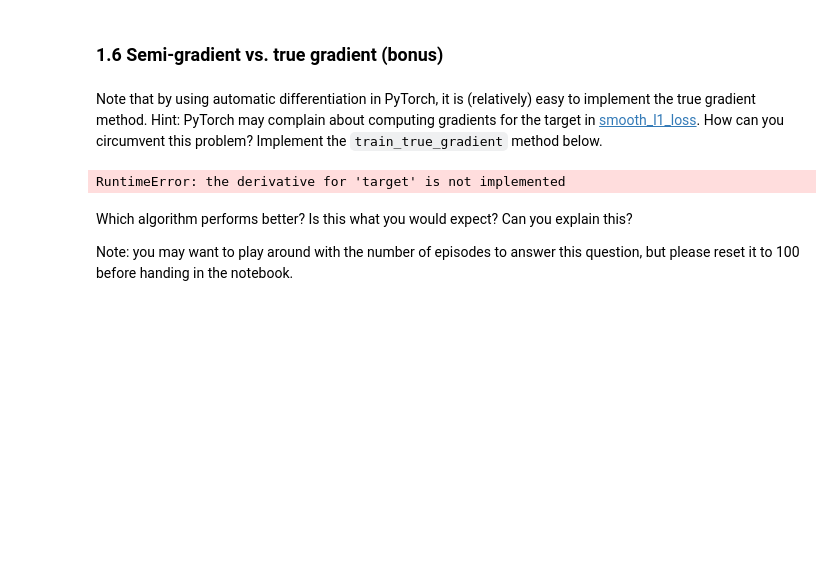
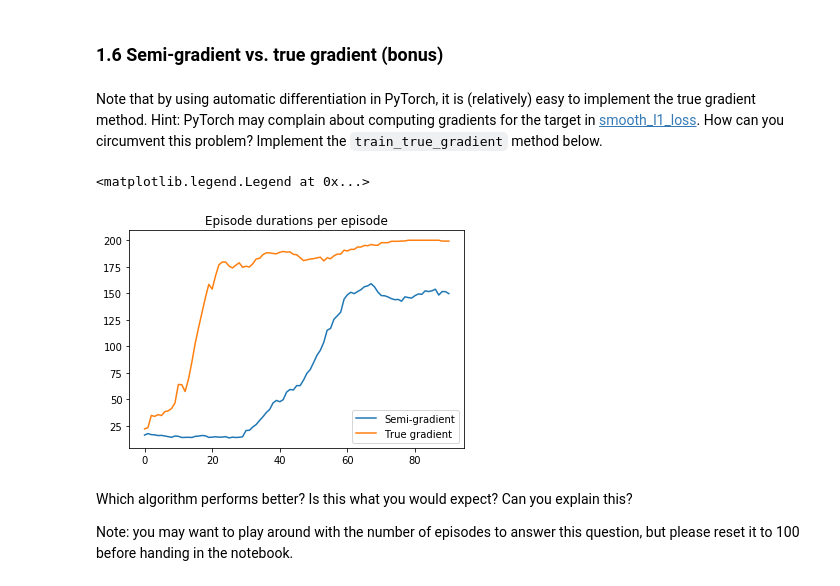
Before and after one commit to davide-belli/reinforcement-learning-labs-hws, a Jupyter notebook: lab2/lab2_gabriele.ipynb, the cells around one changed output. Cells and saved outputs as stored; diff of their text form; code cells hidden in the pictures; blank space fills up the shorter version.

```diff
--- a/lab2/lab2_gabriele.ipynb
+++ b/lab2/lab2_gabriele.ipynb
@@ -372,36 +373,36 @@ def train_true_gradient(model, memory, optimizer, batch_size, discount_factor):
 
     # compute the q value
     q_val = compute_q_val(model, state, action)
 
     # come fare in modo che il gradiente sia calcolato?
     target = compute_target(model, reward, next_state, done, discount_factor)
 
     # loss is measured from error between current and newly expected Q values
-    loss = F.smooth_l1_loss(q_val, target)
+    loss = F.smooth_l1_loss(q_val - target, torch.zeros_like(q_val))
 
     # backpropagation of loss to Neural Network (PyTorch magic)
     optimizer.zero_grad()
     loss.backward()
     optimizer.step()
 
     return loss.item()  # Returns a Python scalar, and releases history (similar to .detach())
-
 
 random.seed(seed)
 torch.manual_seed(seed)
 env.seed(seed)
 
 model = QNetwork(num_hidden)
 
 episode_durations_true_gradient = run_episodes(
     train_true_gradient, model, memory, env, num_episodes, batch_size, discount_factor, learn_rate)
 
 plt.plot(smooth(episode_durations, 10))
 plt.plot(smooth(episode_durations_true_gradient, 10))
 plt.title('Episode durations per episode')
 plt.legend(['Semi-gradient', 'True gradient'])
 # %% [output]
-RuntimeError: the derivative for 'target' is not implemented
+<matplotlib.legend.Legend at 0x...>
+[figure, added]
 # %% [markdown]
 Which algorithm performs better? Is this what you would expect? Can you explain this?
 
```
Also changed, not shown: parts of 10 cells of this notebook, 1 other file.
